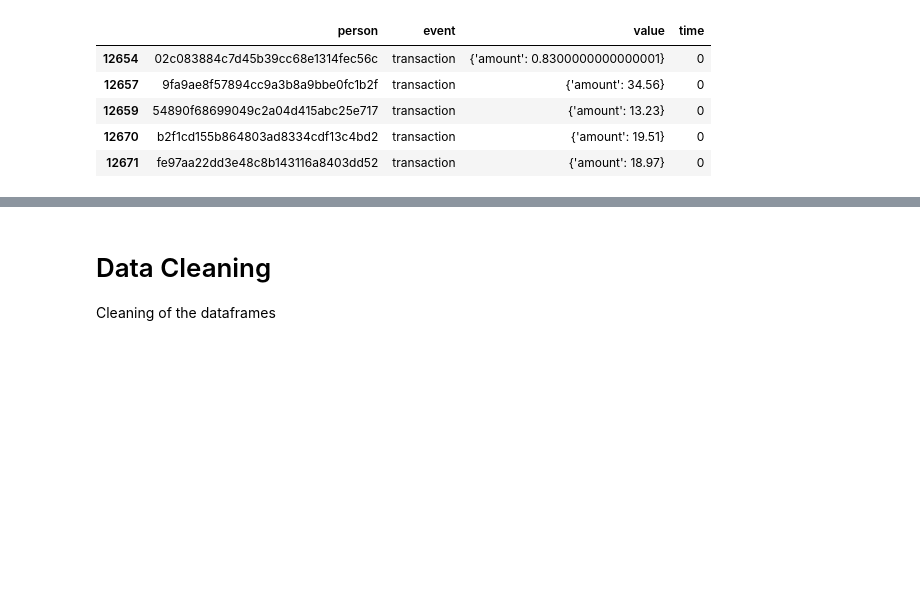
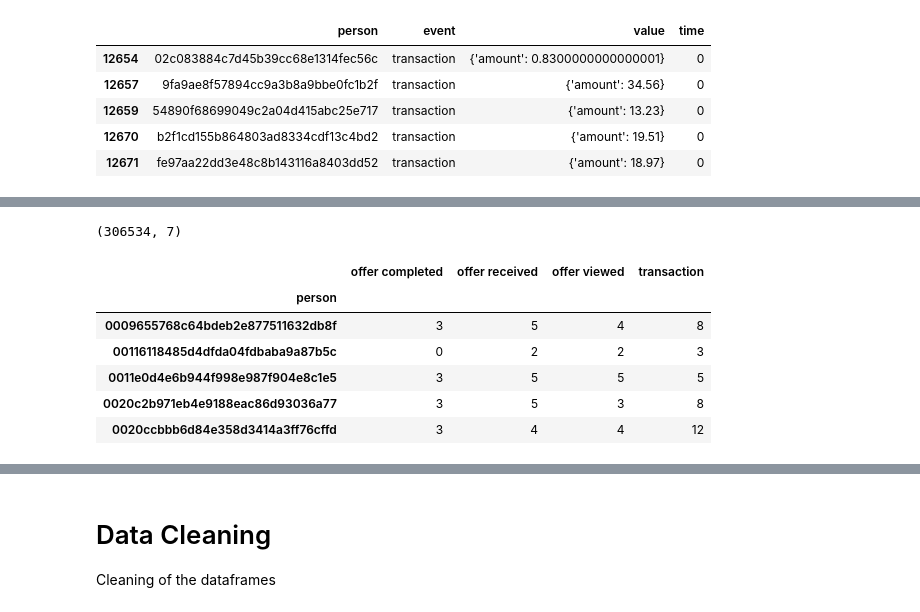
Before and after one commit to Sawy89/dsnd_starbucks_capstone, a Jupyter notebook: Starbucks_Capstone_notebook.ipynb, the cells around one changed output, grey strips where cells are left out. Cells and saved outputs as stored; diff of their text form; code cells hidden in the pictures; blank space fills up the shorter version.

```diff
--- a/Starbucks_Capstone_notebook.ipynb
+++ b/Starbucks_Capstone_notebook.ipynb
@@ -155 +155,19 @@ transcript.event.hist()
 [figure]
+# %%
+transcript.shape
+# %% [output]
+(306534, 7)
+# %%
+# Analyzie a bit offers
+t = transcript[['person', 'event']]
+t = t.join(pd.get_dummies(t['event']))
+t2 = t.groupby('person').sum()
+t2.head()
+# %% [output]
+|  | offer completed | offer received | offer viewed | transaction |
+| person |  |  |  |  |
+| 0009655768c64bdeb2e877511632db8f | 3 | 5 | 4 | 8 |
+| 00116118485d4dfda04fdbaba9a87b5c | 0 | 2 | 2 | 3 |
+| 0011e0d4e6b944f998e987f904e8c1e5 | 3 | 5 | 5 | 5 |
+| 0020c2b971eb4e9188eac86d93036a77 | 3 | 5 | 3 | 8 |
+| 0020ccbbb6d84e358d3414a3ff76cffd | 3 | 4 | 4 | 12 |
```
Also changed, not shown: parts of 4 cells of this notebook.
